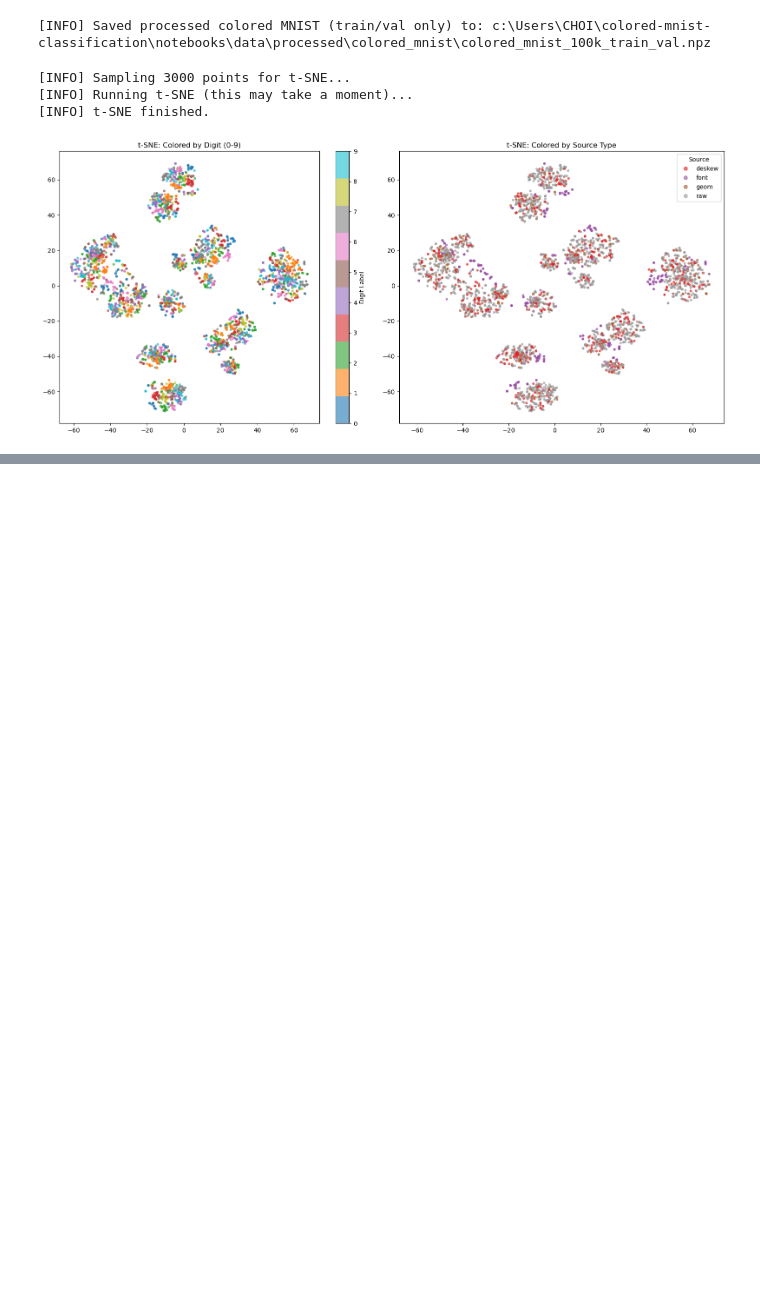
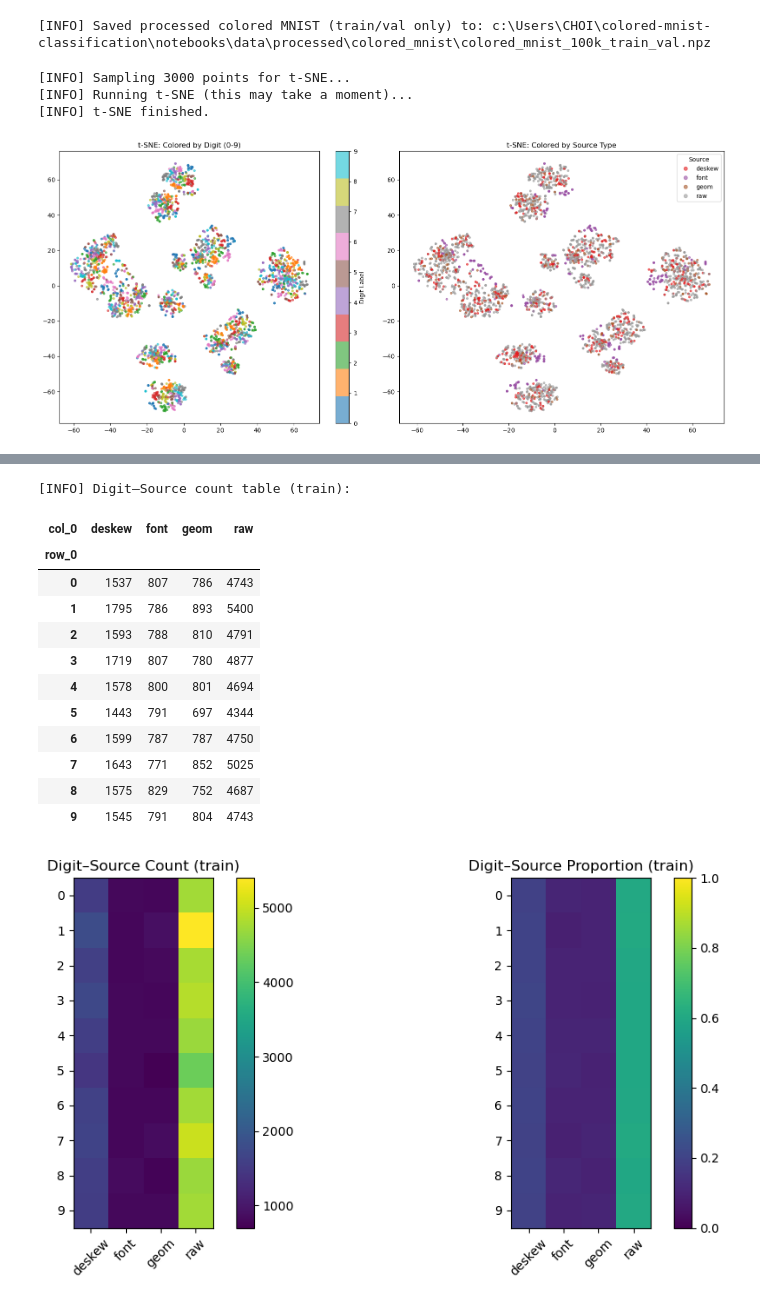
Before and after one commit to ML-SSU-2025/colored-mnist-classification, a Jupyter notebook: notebooks/01_preprocessing_colored_mnist.ipynb, the cells around one changed output, grey strips where cells are left out. Cells and saved outputs as stored; diff of their text form; code cells hidden in the pictures; blank space fills up the shorter version.

```diff
--- a/notebooks/01_preprocessing_colored_mnist.ipynb
+++ b/notebooks/01_preprocessing_colored_mnist.ipynb
@@ -1094,0 +1213,53 @@ plot_tsne_check(X_train, y_digit_train, source_train, n_samples=3000)
+# %%
+# ======================================
+# Cell 14. Digit–Source distribution heatmap (train only)
+# ======================================
+
+ctab_train = pd.crosstab(y_digit_train, source_train)
+print("[INFO] Digit–Source count table (train):")
+display(ctab_train)
+
+digits  = ctab_train.index.astype(str).tolist()
+sources = ctab_train.columns.tolist()
+
+count_matrix = ctab_train.values.astype(np.float32)
+row_sums = count_matrix.sum(axis=1, keepdims=True)
+prop_matrix = count_matrix / np.maximum(row_sums, 1)
+
+fig, axes = plt.subplots(1, 2, figsize=(12, 5))
+
+# (1) raw count heatmap
+im0 = axes[0].imshow(count_matrix, interpolation="nearest")
+axes[0].set_xticks(np.arange(len(sources)))
+axes[0].set_xticklabels(sources, rotation=45)
+axes[0].set_yticks(np.arange(len(digits)))
+axes[0].set_yticklabels(digits)
+axes[0].set_title("Digit–Source Count (train)")
+plt.colorbar(im0, ax=axes[0], fraction=0.046, pad=0.04)
+
+# (2) row-normalized proportion heatmap
+im1 = axes[1].imshow(prop_matrix, interpolation="nearest", vmin=0, vmax=1)
+axes[1].set_xticks(np.arange(len(sources)))
+axes[1].set_xticklabels(sources, rotation=45)
+axes[1].set_yticks(np.arange(len(digits)))
+axes[1].set_yticklabels(digits)
+axes[1].set_title("Digit–Source Proportion (train)")
+plt.colorbar(im1, ax=axes[1], fraction=0.046, pad=0.04)
+
+plt.tight_layout()
+plt.show()
+# %% [output]
+[INFO] Digit–Source count table (train):
+| col_0 | deskew | font | geom | raw |
+| row_0 |  |  |  |  |
+| 0 | 1537 | 807 | 786 | 4743 |
+| 1 | 1795 | 786 | 893 | 5400 |
+| 2 | 1593 | 788 | 810 | 4791 |
+| 3 | 1719 | 807 | 780 | 4877 |
+| 4 | 1578 | 800 | 801 | 4694 |
+| 5 | 1443 | 791 | 697 | 4344 |
+| 6 | 1599 | 787 | 787 | 4750 |
+| 7 | 1643 | 771 | 852 | 5025 |
+| 8 | 1575 | 829 | 752 | 4687 |
+| 9 | 1545 | 791 | 804 | 4743 |
+[figure, added]
```
Also changed, not shown: parts of 2 cells of this notebook.
